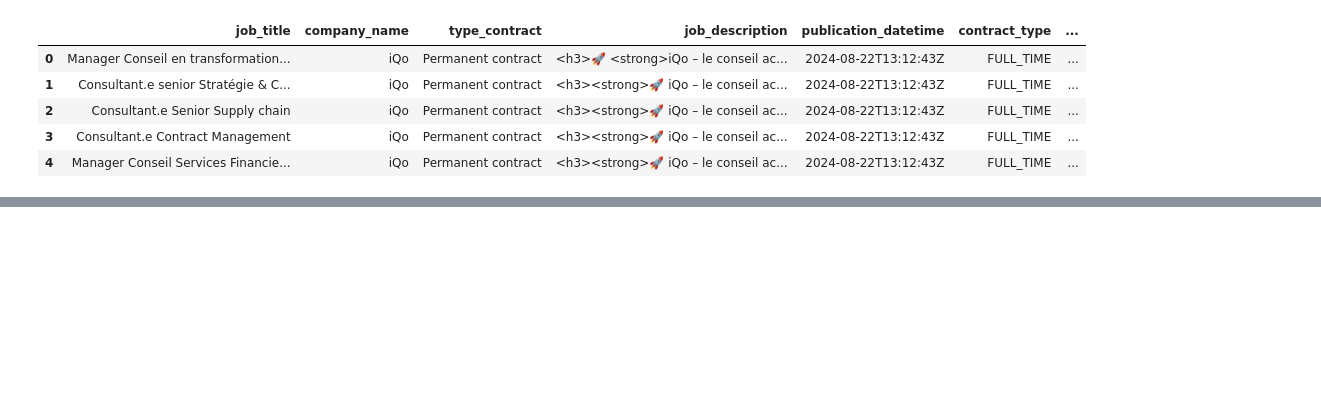
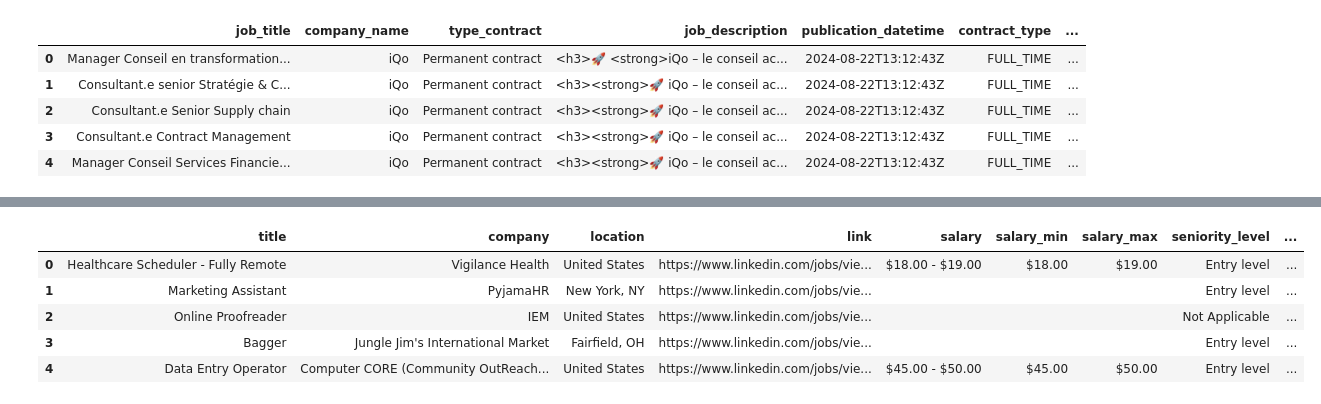
Before and after one commit to sodagt/JobMarket, a Jupyter notebook: processing/process_jobs.ipynb, the cells around one changed output, grey strips where cells are left out. Cells and saved outputs as stored; diff of their text form; code cells hidden in the pictures; blank space fills up the shorter version.

```diff
--- a/processing/process_jobs.ipynb
+++ b/processing/process_jobs.ipynb
@@ -168,2 +207,12 @@ time_str = "2024-08-22T13:12:43Z"
+# %%
+#jobs_linkedin.link.unique()
+jobs_linkedin.head()
+# %% [output]
+|  | title | company | location | link | salary | salary_min | salary_max | seniority_level | ... |
+| 0 | Healthcare Scheduler - Fully Remote | Vigilance Health | United States | https://www.linkedin.com/jobs/vie... | $18.00 - $19.00 | $18.00 | $19.00 | Entry level | ... |
+| 1 | Marketing Assistant | PyjamaHR | New York, NY | https://www.linkedin.com/jobs/vie... |  |  |  | Entry level | ... |
+| 2 | Online Proofreader | IEM | United States | https://www.linkedin.com/jobs/vie... |  |  |  | Not Applicable | ... |
+| 3 | Bagger | Jungle Jim's International Market | Fairfield, OH | https://www.linkedin.com/jobs/vie... |  |  |  | Entry level | ... |
+| 4 | Data Entry Operator | Computer CORE (Community OutReach... | United States | https://www.linkedin.com/jobs/vie... | $45.00 - $50.00 | $45.00 | $50.00 | Entry level | ... |
 # %%
 jobs_linkedin_selected = jobs_linkedin[['title','employment_type', 'company','salary_min','salary_max',
```
Also changed, not shown: parts of 18 cells of this notebook, 3 other files.
